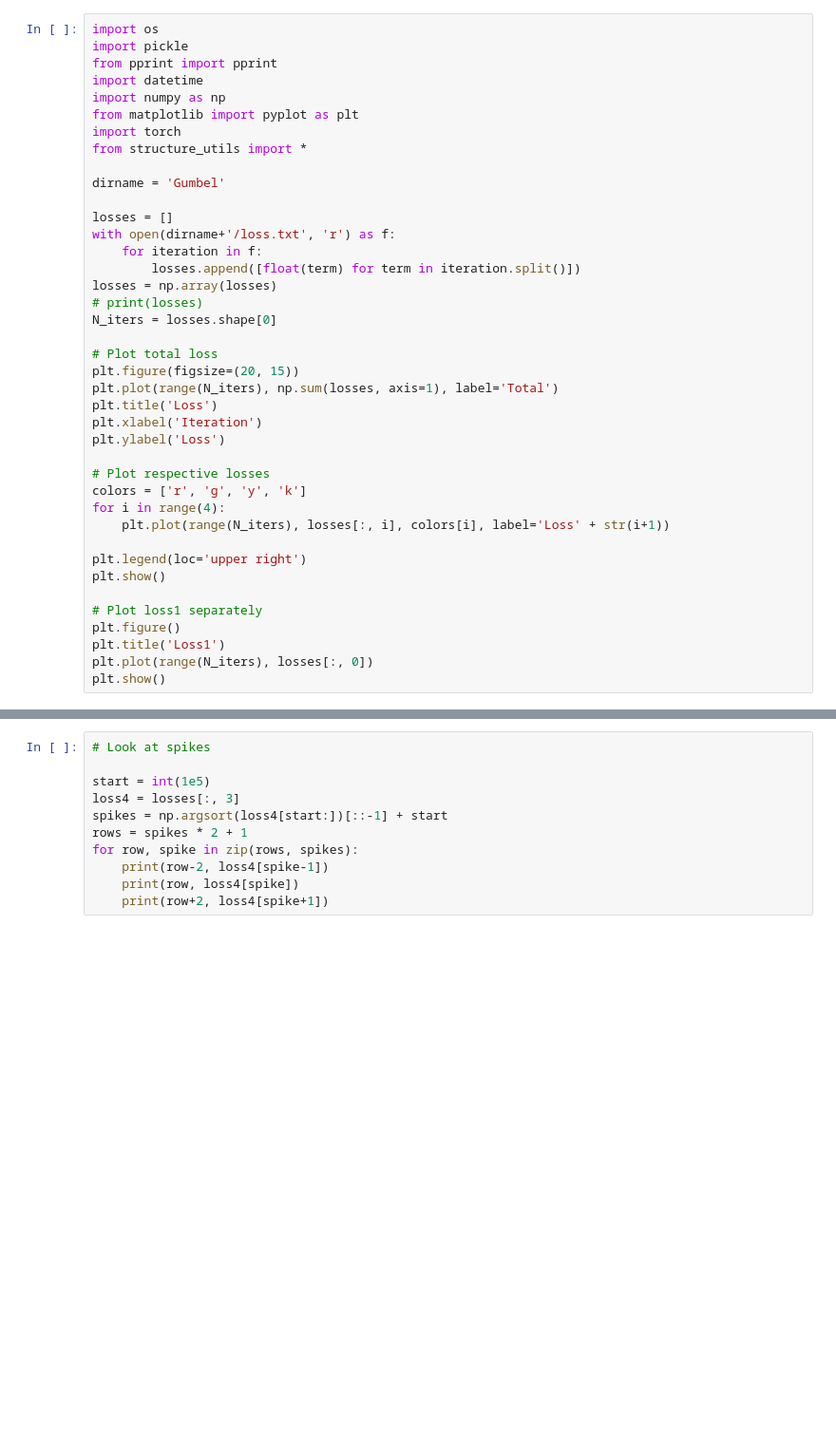
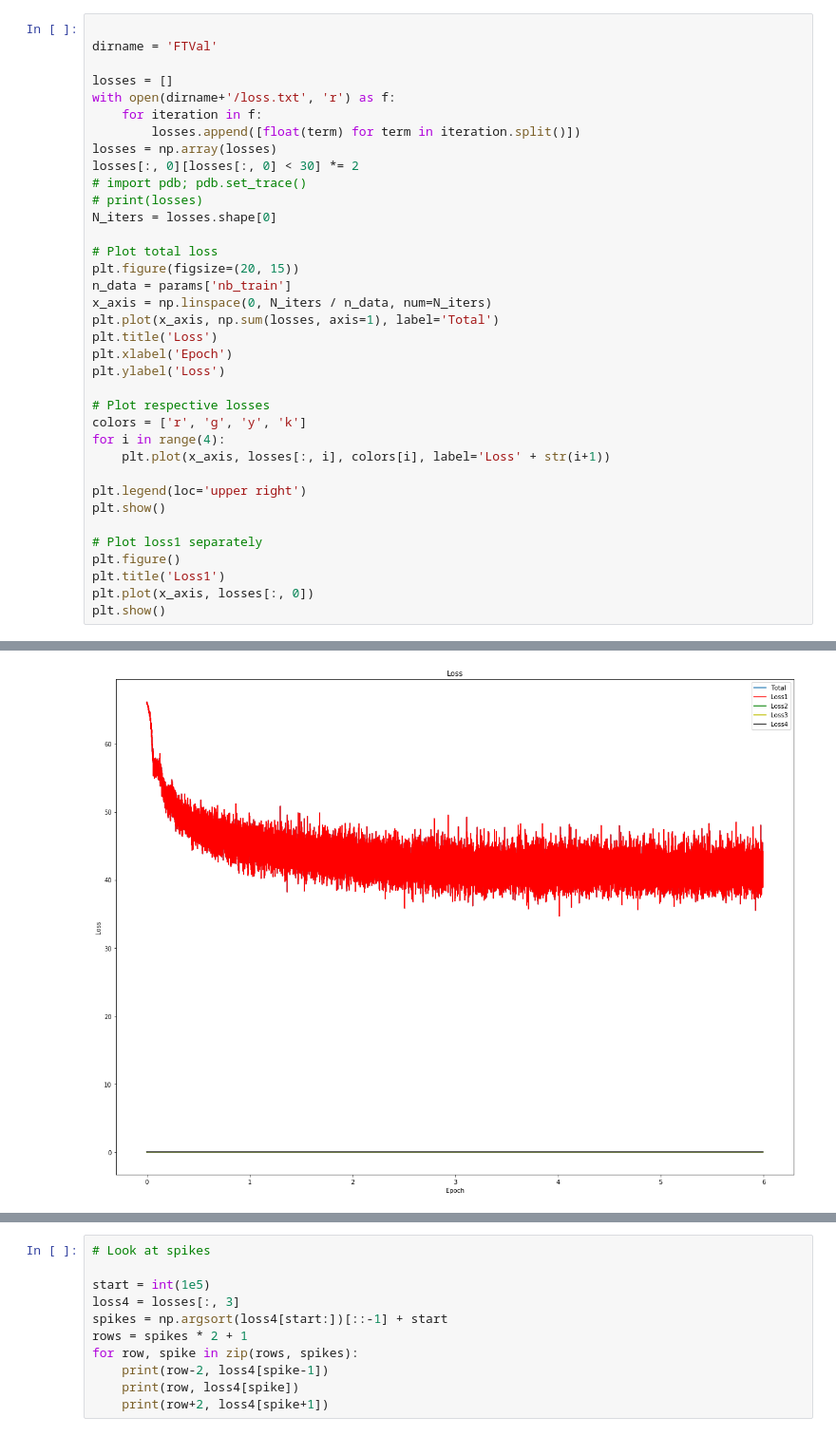
Before and after one commit to matthewkennedy5/RRNN, a Jupyter notebook: visualize-results.ipynb, the cells around one changed output, grey strips where cells are left out. Shown: that part at 95% size. Saved outputs shown, nothing was run; the diff lists cells and outputs as text; blank space fills up the shorter version.

```diff
--- a/visualize-results.ipynb
+++ b/visualize-results.ipynb
@@ -1,34 +36,30 @@
 # %%
-import os
-import pickle
-from pprint import pprint
-import datetime
-import numpy as np
-from matplotlib import pyplot as plt
-import torch
-from structure_utils import *
 
-dirname = 'Gumbel'
+dirname = 'FTVal'
 
 losses = []
 with open(dirname+'/loss.txt', 'r') as f:
     for iteration in f:
         losses.append([float(term) for term in iteration.split()])
 losses = np.array(losses)
+losses[:, 0][losses[:, 0] < 30] *= 2
+# import pdb; pdb.set_trace()
 # print(losses)
 N_iters = losses.shape[0]
 
 # Plot total loss
 plt.figure(figsize=(20, 15))
-plt.plot(range(N_iters), np.sum(losses, axis=1), label='Total')
+n_data = params['nb_train']
+x_axis = np.linspace(0, N_iters / n_data, num=N_iters)
+plt.plot(x_axis, np.sum(losses, axis=1), label='Total')
 plt.title('Loss')
-plt.xlabel('Iteration')
+plt.xlabel('Epoch')
 plt.ylabel('Loss')
 
 # Plot respective losses
 colors = ['r', 'g', 'y', 'k']
 for i in range(4):
-    plt.plot(range(N_iters), losses[:, i], colors[i], label='Loss' + str(i+1))
+    plt.plot(x_axis, losses[:, i], colors[i], label='Loss' + str(i+1))
 
 plt.legend(loc='upper right')
 plt.show()
@@ -36,6 +67,6 @@ plt.show()
 # Plot loss1 separately
 plt.figure()
 plt.title('Loss1')
-plt.plot(range(N_iters), losses[:, 0])
+plt.plot(x_axis, losses[:, 0])
 plt.show()
 # %% [output]
@@ -43,0 +73 @@ plt.show()
+[figure, added]
```
Also changed, not shown: parts of 9 cells of this notebook.
